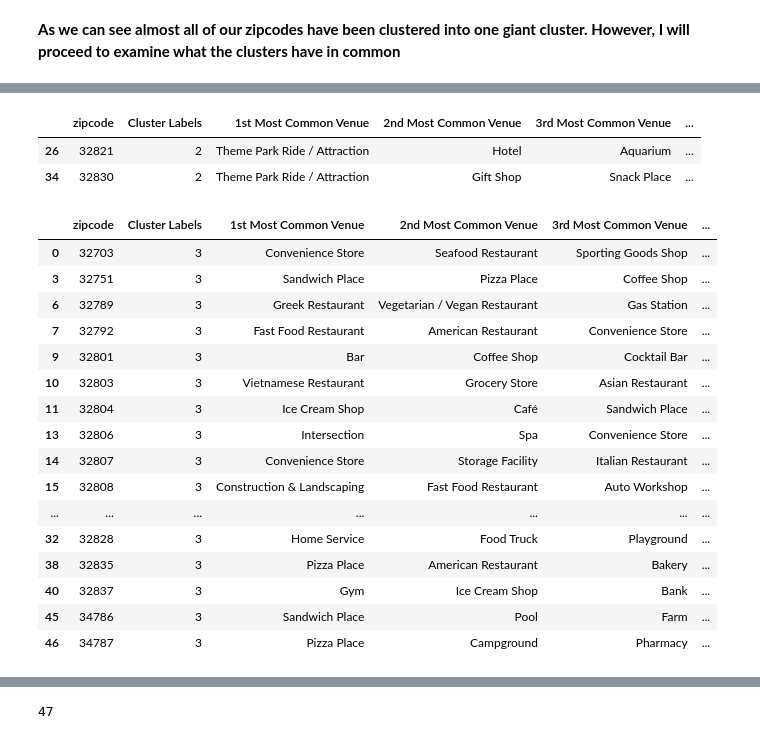
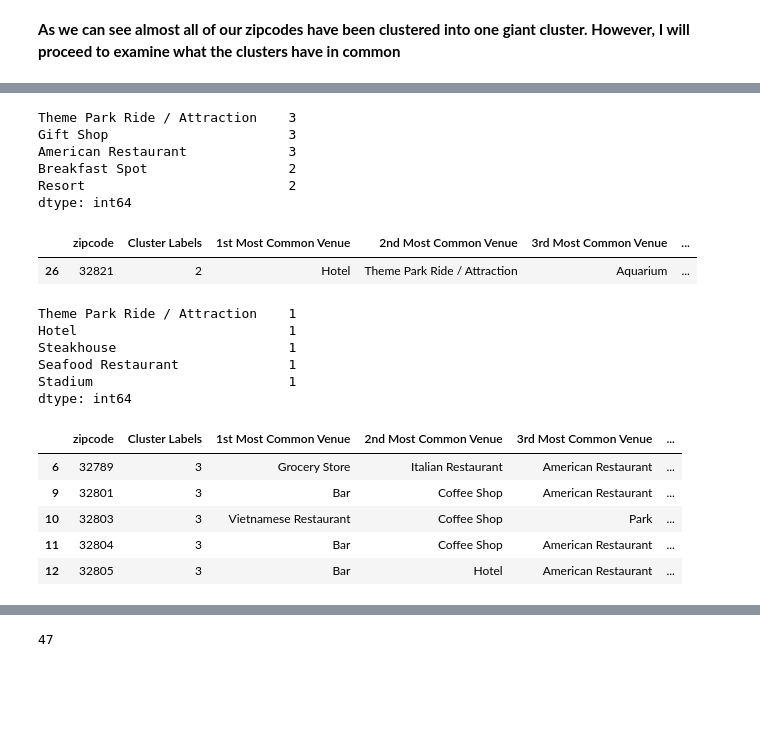
Before and after one commit to rghoward/Coursera_Capstone, a Jupyter notebook: Capstone/Capstone Project.ipynb, the cells around one changed output, grey strips where cells are left out. Cells and saved outputs as stored; diff of their text form; code cells hidden in the pictures; blank space fills up the shorter version.

```diff
--- a/Capstone/Capstone Project.ipynb
+++ b/Capstone/Capstone Project.ipynb
@@ -250,0 +284,6 @@ orange_grouped.head()
+# %%
+for item in missing_venues_list:
+    zip_df = pd.DataFrame([[0]*orange_onehot.shape[1]], columns=orange_onehot.columns)
+    zip_df['zipcode'] = item
+    orange_onehot = orange_onehot.append(zip_df, ignore_index=True)
+orange_onehot
@@ -251 +326,4 @@ orange_grouped.head()
+# %%
+orange_grouped = orange_onehot.groupby('zipcode').sum().reset_index()
+# orange_grouped = orange_onehot.groupby('zipcode')
 # %%
@@ -303,8 +402,7 @@ neighborhoods_venues_sorted.head(15)
 from yellowbrick.cluster import KElbowVisualizer
 from sklearn.cluster import KMeans
 model = KMeans()
-grouped_clusters = orange_grouped.drop('zipcode', 1)
-visualizer = KElbowVisualizer(model, k = (1,30))
+visualizer = KElbowVisualizer(model, k = (1,20))
 visualizer.fit(grouped_clusters)
 visualizer.show()
 # %% [output]
@@ -315,5 +413,8 @@ visualizer.show()
 # %%
-kclusters = 13
-kmeans = KMeans(n_clusters=kclusters, ).fit(grouped_clusters)
-kmeans.labels_
+from sklearn.preprocessing import StandardScaler
+kclusters = 5
+kmeans = KMeans(n_clusters=kclusters, init='random', n_init=500).fit(grouped_clusters)
+labels = kmeans.labels_
+labels
+kmeans.cluster_centers_
 # %% [output]
@@ -400,26 +522,40 @@ covid_merged.loc[covid_merged['Cluster Labels'] == 1, covid_merged.columns[[0]+l
+# %%
+cluster_1=covid_merged.loc[covid_merged['Cluster Labels'] == 1, covid_merged.columns[[0]+list(range(5, covid_merged.shape[1]))]]
+cluster_1=cluster_1.drop(columns=['zipcode', 'Cluster Labels'])
+cluster_1 = cluster_1.stack().value_counts()
+cluster_1 = cluster_1.head(5)
+cluster_1
+# %% [output]
+Theme Park Ride / Attraction    3
+Gift Shop                       3
+American Restaurant             3
+Breakfast Spot                  2
+Resort                          2
+dtype: int64
 # %%
-covid_merged.loc[covid_merged['Cluster Labels'] == 2, covid_merged.columns[[0]+list(range(5, covid_merged.shape[1]))]]
+covid_merged.loc[covid_merged['Cluster Labels'] == 2, covid_merged.columns[[0]+list(range(5, covid_merged.shape[1]))]].head()
 # %% [output]
 |  | zipcode | Cluster Labels | 1st Most Common Venue | 2nd Most Common Venue | 3rd Most Common Venue | ... |
-| 26 | 32821 | 2 | Theme Park Ride / Attraction | Hotel | Aquarium | ... |
-| 34 | 32830 | 2 | Theme Park Ride / Attraction | Gift Shop | Snack Place | ... |
+| 26 | 32821 | 2 | Hotel | Theme Park Ride / Attraction | Aquarium | ... |
+# %%
+cluster_2=covid_merged.loc[covid_merged['Cluster Labels'] == 2, covid_merged.columns[[0]+list(range(5, covid_merged.shape[1]))]]
+cluster_2=cluster_2.drop(columns=['zipcode', 'Cluster Labels'])
+cluster_2 = cluster_2.stack().value_counts()
+cluster_2 = cluster_2.head(5)
+cluster_2
+# %% [output]
+Theme Park Ride / Attraction    1
+Hotel                           1
+Steakhouse                      1
+Seafood Restaurant              1
+Stadium                         1
+dtype: int64
 # %%
-covid_merged.loc[covid_merged['Cluster Labels'] == 3, covid_merged.columns[[0]+list(range(5, covid_merged.shape[1]))]]
+covid_merged.loc[covid_merged['Cluster Labels'] == 3, covid_merged.columns[[0]+list(range(5, covid_merged.shape[1]))]].head()
 # %% [output]
 |  | zipcode | Cluster Labels | 1st Most Common Venue | 2nd Most Common Venue | 3rd Most Common Venue | ... |
-| 0 | 32703 | 3 | Convenience Store | Seafood Restaurant | Sporting Goods Shop | ... |
-| 3 | 32751 | 3 | Sandwich Place | Pizza Place | Coffee Shop | ... |
-| 6 | 32789 | 3 | Greek Restaurant | Vegetarian / Vegan Restaurant | Gas Station | ... |
-| 7 | 32792 | 3 | Fast Food Restaurant | American Restaurant | Convenience Store | ... |
-| 9 | 32801 | 3 | Bar | Coffee Shop | Cocktail Bar | ... |
-| 10 | 32803 | 3 | Vietnamese Restaurant | Grocery Store | Asian Restaurant | ... |
-| 11 | 32804 | 3 | Ice Cream Shop | Café | Sandwich Place | ... |
-| 13 | 32806 | 3 | Intersection | Spa | Convenience Store | ... |
-| 14 | 32807 | 3 | Convenience Store | Storage Facility | Italian Restaurant | ... |
-| 15 | 32808 | 3 | Construction & Landscaping | Fast Food Restaurant | Auto Workshop | ... |
-| ... | ... | ... | ... | ... | ... | ... |
-| 32 | 32828 | 3 | Home Service | Food Truck | Playground | ... |
-| 38 | 32835 | 3 | Pizza Place | American Restaurant | Bakery | ... |
-| 40 | 32837 | 3 | Gym | Ice Cream Shop | Bank | ... |
-| 45 | 34786 | 3 | Sandwich Place | Pool | Farm | ... |
-| 46 | 34787 | 3 | Pizza Place | Campground | Pharmacy | ... |
+| 6 | 32789 | 3 | Grocery Store | Italian Restaurant | American Restaurant | ... |
+| 9 | 32801 | 3 | Bar | Coffee Shop | American Restaurant | ... |
+| 10 | 32803 | 3 | Vietnamese Restaurant | Coffee Shop | Park | ... |
+| 11 | 32804 | 3 | Bar | Coffee Shop | American Restaurant | ... |
+| 12 | 32805 | 3 | Bar | Hotel | American Restaurant | ... |
```
Also changed, not shown: parts of 40 cells of this notebook.
